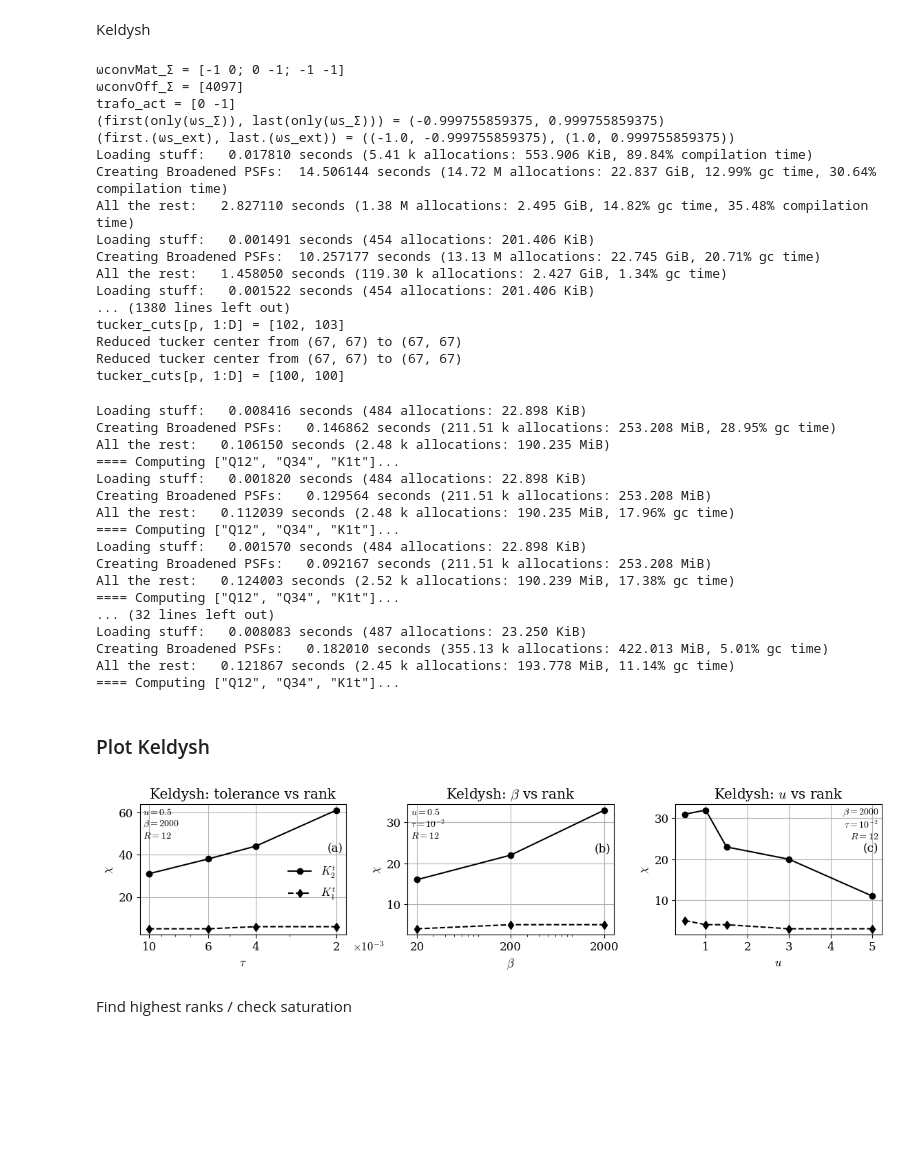
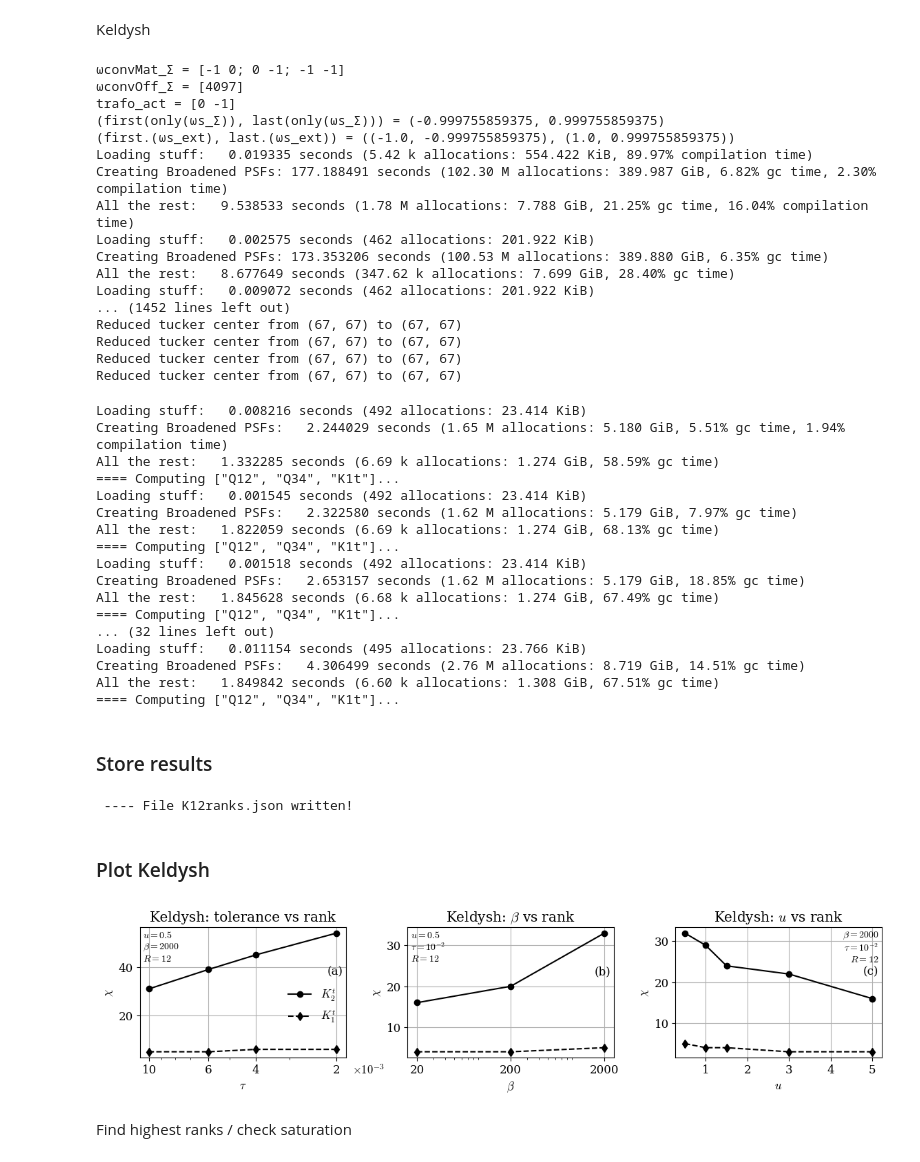
Before and after one commit to MFrankenbach/TCI4Keldysh, a Jupyter notebook: scripts/K12_visualization.ipynb, the cells around one changed output. Cells and saved outputs as stored; diff of their text form; code cells hidden in the pictures; blank space fills up the shorter version.

Commit message:
worked on plotting

```diff
--- a/scripts/K12_visualization.ipynb
+++ b/scripts/K12_visualization.ipynb
@@ -392,7 +390,7 @@ import TensorCrossInterpolation as TCI
 # collect Keldysh K2: estep=50, R=12: 38min
 R = 12
 ommax = 1.0
-estep = 50
+estep = 200
 ik = (2,1,1)
 
 function _to_basepath(psfpath)
@@ -464,23 +462,23 @@ end
 trafo_act = [0 -1]
 (first(only(ωs_Σ)), last(only(ωs_Σ))) = (-0.999755859375, 0.999755859375)
 (first.(ωs_ext), last.(ωs_ext)) = ((-1.0, -0.999755859375), (1.0, 0.999755859375))
-Loading stuff:   0.017810 seconds (5.41 k allocations: 553.906 KiB, 89.84% compilation time)
-Creating Broadened PSFs:  14.506144 seconds (14.72 M allocations: 22.837 GiB, 12.99% gc time, 30.64% compilation time)
-All the rest:   2.827110 seconds (1.38 M allocations: 2.495 GiB, 14.82% gc time, 35.48% compilation time)
-Loading stuff:   0.001491 seconds (454 allocations: 201.406 KiB)
-Creating Broadened PSFs:  10.257177 seconds (13.13 M allocations: 22.745 GiB, 20.71% gc time)
-All the rest:   1.458050 seconds (119.30 k allocations: 2.427 GiB, 1.34% gc time)
-Loading stuff:   0.001522 seconds (454 allocations: 201.406 KiB)
-... (1380 lines left out)
-tucker_cuts[p, 1:D] = [102, 103]
+Loading stuff:   0.019335 seconds (5.42 k allocations: 554.422 KiB, 89.97% compilation time)
+Creating Broadened PSFs: 177.188491 seconds (102.30 M allocations: 389.987 GiB, 6.82% gc time, 2.30% compilation time)
+All the rest:   9.538533 seconds (1.78 M allocations: 7.788 GiB, 21.25% gc time, 16.04% compilation time)
+Loading stuff:   0.002575 seconds (462 allocations: 201.922 KiB)
+Creating Broadened PSFs: 173.353206 seconds (100.53 M allocations: 389.880 GiB, 6.35% gc time)
+All the rest:   8.677649 seconds (347.62 k allocations: 7.699 GiB, 28.40% gc time)
+Loading stuff:   0.009072 seconds (462 allocations: 201.922 KiB)
+... (1452 lines left out)
 Reduced tucker center from (67, 67) to (67, 67)
 Reduced tucker center from (67, 67) to (67, 67)
-tucker_cuts[p, 1:D] = [100, 100]
+Reduced tucker center from (67, 67) to (67, 67)
+Reduced tucker center from (67, 67) to (67, 67)
 # %%
 import TensorCrossInterpolation as TCI
 # collect Keldysh K1
 R = 12
-estep = 50
+estep = 200
 ommax = 1.0
 ik = (2,2)
 
@@ -546,30 +544,44 @@ for up in upaths
     push!(uranks_K1_KF, TCI.rank(qtt[ik...].tci))
 end
 # %% [output]
-Loading stuff:   0.008416 seconds (484 allocations: 22.898 KiB)
-Creating Broadened PSFs:   0.146862 seconds (211.51 k allocations: 253.208 MiB, 28.95% gc time)
-All the rest:   0.106150 seconds (2.48 k allocations: 190.235 MiB)
+Loading stuff:   0.008216 seconds (492 allocations: 23.414 KiB)
+Creating Broadened PSFs:   2.244029 seconds (1.65 M allocations: 5.180 GiB, 5.51% gc time, 1.94% compilation time)
+All the rest:   1.332285 seconds (6.69 k allocations: 1.274 GiB, 58.59% gc time)
 ==== Computing ["Q12", "Q34", "K1t"]...
-Loading stuff:   0.001820 seconds (484 allocations: 22.898 KiB)
-Creating Broadened PSFs:   0.129564 seconds (211.51 k allocations: 253.208 MiB)
-All the rest:   0.112039 seconds (2.48 k allocations: 190.235 MiB, 17.96% gc time)
+Loading stuff:   0.001545 seconds (492 allocations: 23.414 KiB)
+Creating Broadened PSFs:   2.322580 seconds (1.62 M allocations: 5.179 GiB, 7.97% gc time)
+All the rest:   1.822059 seconds (6.69 k allocations: 1.274 GiB, 68.13% gc time)
 ==== Computing ["Q12", "Q34", "K1t"]...
-Loading stuff:   0.001570 seconds (484 allocations: 22.898 KiB)
-Creating Broadened PSFs:   0.092167 seconds (211.51 k allocations: 253.208 MiB)
-All the rest:   0.124003 seconds (2.52 k allocations: 190.239 MiB, 17.38% gc time)
+Loading stuff:   0.001518 seconds (492 allocations: 23.414 KiB)
+Creating Broadened PSFs:   2.653157 seconds (1.62 M allocations: 5.179 GiB, 18.85% gc time)
+All the rest:   1.845628 seconds (6.68 k allocations: 1.274 GiB, 67.49% gc time)
 ==== Computing ["Q12", "Q34", "K1t"]...
 ... (32 lines left out)
-Loading stuff:   0.008083 seconds (487 allocations: 23.250 KiB)
-Creating Broadened PSFs:   0.182010 seconds (355.13 k allocations: 422.013 MiB, 5.01% gc time)
-All the rest:   0.121867 seconds (2.45 k allocations: 193.778 MiB, 11.14% gc time)
+Loading stuff:   0.011154 seconds (495 allocations: 23.766 KiB)
+Creating Broadened PSFs:   4.306499 seconds (2.76 M allocations: 8.719 GiB, 14.51% gc time)
+All the rest:   1.849842 seconds (6.60 k allocations: 1.308 GiB, 67.51% gc time)
 ==== Computing ["Q12", "Q34", "K1t"]...
+# %% [markdown]
+### Store results
+# %%
+d = Dict(
+    "tolvsK2KF"=> tol_vs_rank_K2_KF, "tolvsK1KF"=> tol_vs_rank_K1_KF,
+    "tolvsK2MF"=> tol_vs_rank_K2, "tolvsK1MF"=> tol_vs_rank_K1,
+    "betavsK2KF" => betaranks_K2_KF, "betavsK1KF" => betaranks_K1_KF,
+    "betavsK2MF" => betaranks_K2, "betavsK1MF" => betaranks_K1,
+    "uvsK2KF" => uranks_K2_KF, "uvsK1KF" => uranks_K1_KF,
+    "uvsK2MF" => uranks_K2, "uvsK1MF" => uranks_K1,
+)
+TCI4Keldysh.logJSON(d, "K12ranks", joinpath(TCI4Keldysh.pdatadir(), "scripts"))
+# %% [output]
+ ---- File K12ranks.json written!
 # %% [markdown]
 ### Plot Keldysh
 # %%
 tols = [2.e-3, 4.e-3, 6.e-3, 1.e-2]
 R=12
 # plot
-fig, axs = subplots(1,3, figsize=(PLOT_PAGE_INCH, PLOT_PAGE_INCH*1.3/5))
+fig, axs = subplots(1,3, figsize=(PLOT_PAGE_INCH_OLD, PLOT_PAGE_INCH_OLD*1.3/5))
 
 for ax in axs
     ax.grid(true)
@@ -604,34 +616,34 @@ axs[0].annotate(
     color="black",
     fontsize=12
 )
 
 # beta
 axs[1].plot(betas, betaranks_K2_KF; color="black", marker="o", label=L"K_2^%$(channel)")
 axs[1].plot(betas, betaranks_K1_KF; color="black", marker="d", linestyle="dashed", label=L"K_1^%$(channel)")
 axs[1].set_xscale("log")
 axs[1].set_ylabel(L"\chi")
 axs[1].set_xlabel(L"\beta")
 axs[1].set_xticks(betas)
 axs[1].set_xticklabels(["$(Int(beta))" for beta in betas])
 axs[1].set_title(L"Keldysh: $\beta$ vs rank")
 annotate_topleft(axs[1], L"u=0.5" * "\n" * L"$\tau=10^{-2}$" * "\n" * L"R=%$R"; fontsize=10)
 
 # u
 axs[2].plot(us, uranks_K2_KF; color="black", marker="o", label=L"K_2^%$(channel)")
 axs[2].plot(us, uranks_K1_KF; color="black", marker="d", linestyle="dashed", label=L"K_1^%$(channel)")
 axs[2].set_ylabel(L"\chi")
 axs[2].set_xlabel(L"u")
 axs[2].set_title(L"Keldysh: $u$ vs rank")
 annotate_topright(axs[2], L"\beta=2000" * "\n" * L"$\tau=10^{-2}$" * "\n" * L"R=%$R"; fontsize=10)
 axs[0].legend(loc="right", bbox_to_anchor=(1.0,0.4), frameon=false)
 
 abc_annotate(axs; yoff=40)
 tight_layout()
 subplots_adjust(wspace=0.3)
 savefig("K12_ranks_KF.pdf")
 display(fig)
 # %% [output]
-[figure, old version]
+[figure, new version]
 # %% [markdown]
 Find highest ranks / check saturation
 # %%
```
Also changed, not shown: parts of 5 cells of this notebook, 1 other file.
